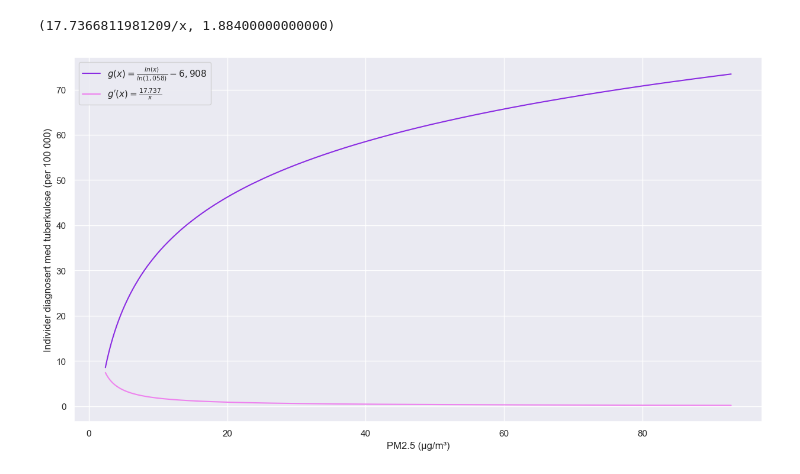
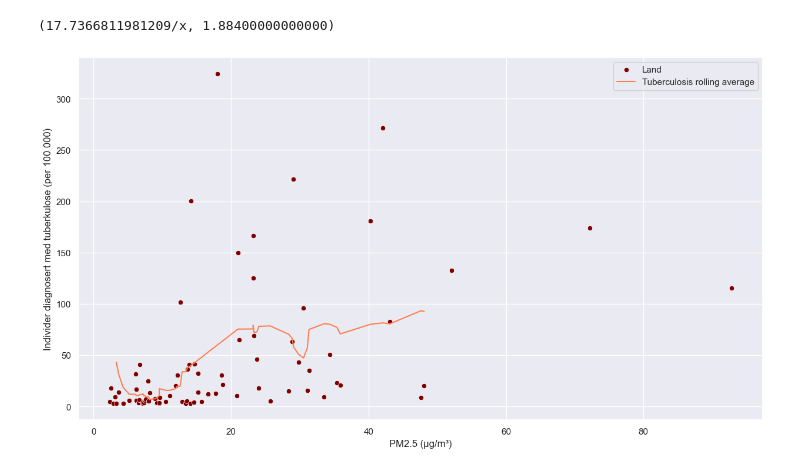
Before and after one commit to Chrispoo3680/air-quiality-vs-illness, a Jupyter notebook: notebooks/data_analysis.ipynb, the cells around one changed output. Cells and saved outputs as stored; diff of their text form; code cells hidden in the pictures.

```diff
--- a/notebooks/data_analysis.ipynb
+++ b/notebooks/data_analysis.ipynb
@@ -54,10 +19,4 @@ df[df < 0] = None
 df = df.dropna(how="all", subset=aq_params)
 df[df["tuberculosis"] > 500] = None
 
-
-window = 2
-df["tuberculosis_rolling_avg"] = df["tuberculosis"].rolling(window=7).mean()
-
-for p in aq_params:
-    df[p + "_rolling_avg"] = df[p].rolling(window=7).mean()
-df
+df["tuberculosis_rolling_avg"] = df["tuberculosis"].rolling(window=10).mean()
@@ -103,37 +47,40 @@ import seaborn as sns
 import numpy as np
 
 x_range = np.linspace(df[aq_parameter].min(), df[aq_parameter].max(), 1000)
 
 sns.set_theme()
 plt.figure(figsize=(15, 8))
-"""
+
+# Plotter punkter
 sns.scatterplot(
     x=df[aq_parameter], y=df[health_parameter], color="maroon", label="Land"
 )
 
+# Plotter glidende gjennomsnitt
 sns.lineplot(
-    x=df[aq_parameter + "_rolling_avg"], y=df[health_parameter + "_rolling_avg"], color="coral", label=r"PM2.5 rolling average"
+    x=df[aq_parameter], y=df[health_parameter + "_rolling_avg"], color="coral", label=r"Tuberculosis rolling average"
 )
+
 """
-"""
+# Plotter lineær regresjon og den deriverte
 sns.lineplot(
     x=x_range, y=f_func(x_range), color="red", label=r"$f(x) = \frac{17.737}{x}$"
 )
-
 sns.lineplot(
     x=x_range, y=f_deriv_func(x_range), color="tomato", label=r"$f'(x) = 1,884$"
 )
-"""
+
+# Plotter logaritmisk regresjon og den deriverte
 sns.lineplot(
     x=x_range, y=g_func(x_range), color="blueviolet", label=r"$g(x) = \frac{ln(x)}{ln(1,058)} - 6,908$"
 )
 sns.lineplot(
     x=x_range, y=g_deriv_func(x_range), color="violet", label=r"$g'(x) = \frac{17.737}{x}$"
 )
-
+"""
 
 plt.xlabel(f"PM2.5 (µg/m³)")
 plt.ylabel(f"Individer diagnosert med tuberkulose (per 100 000)")
 plt.show()
 # %% [output]
-[figure, old version]
+[figure, new version]
```
Also changed, not shown: parts of 3 cells of this notebook, 1 other file.
